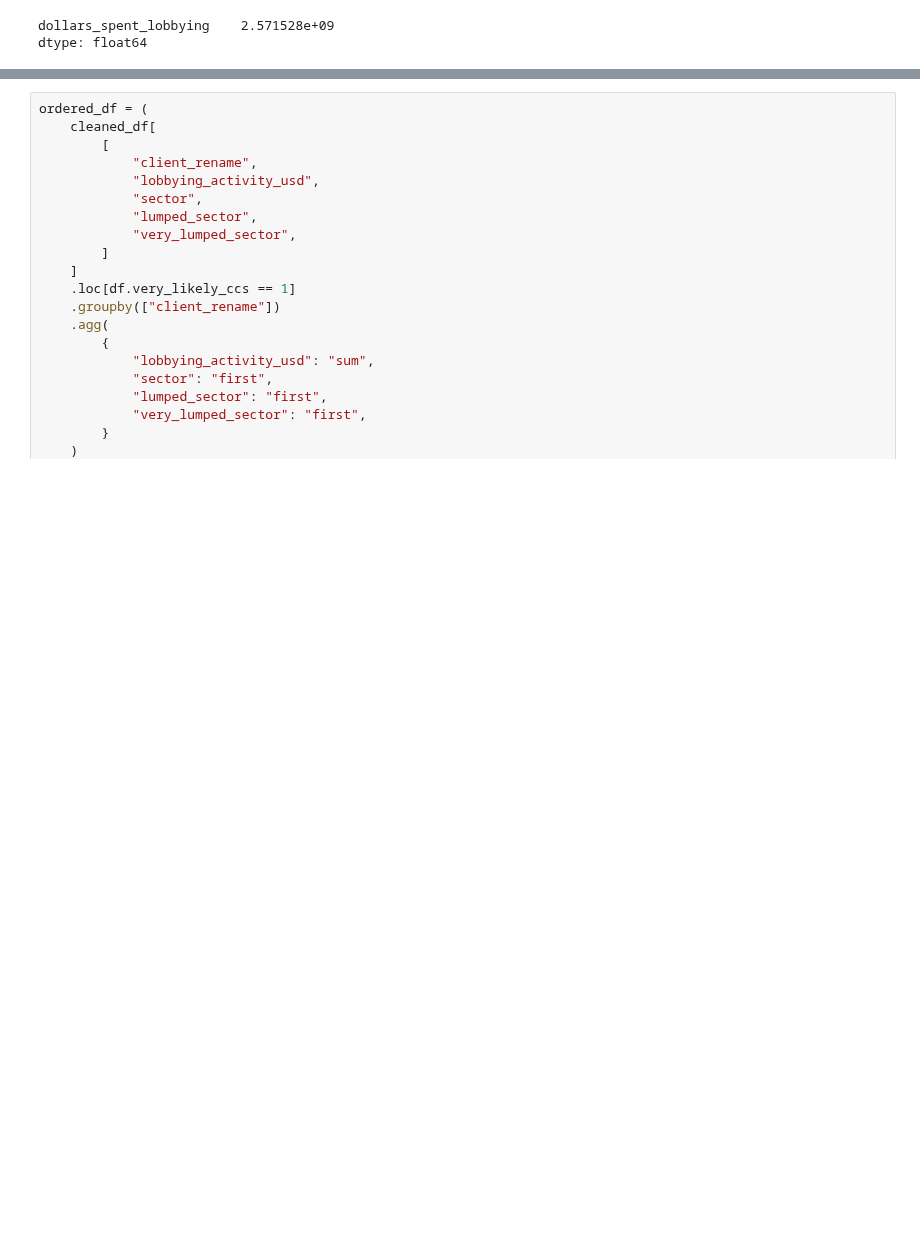
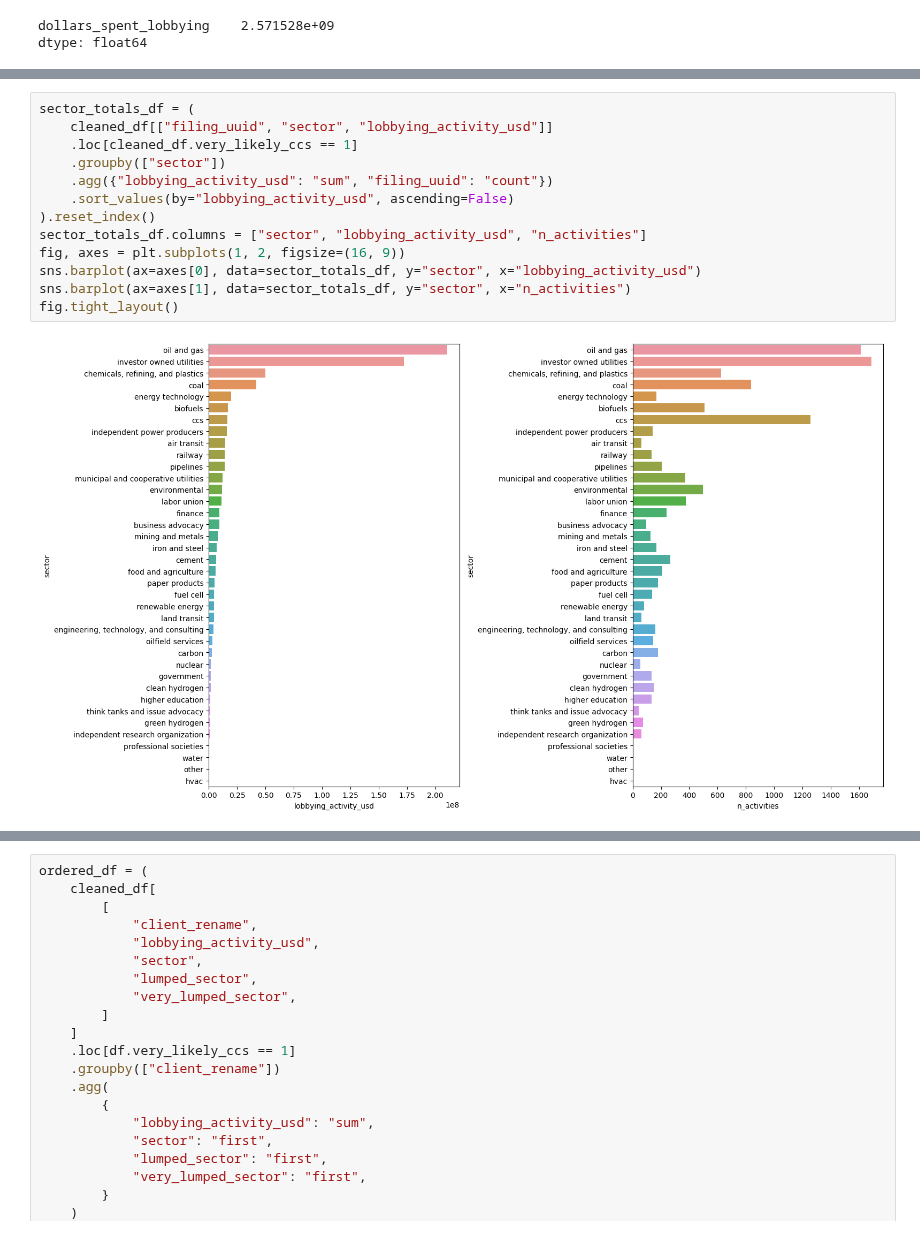
Before and after one commit to lindseygulden/leg-up, a Jupyter notebook: projects/lobbying/lobbying.ipynb, the cells around one changed output, grey strips where cells are left out. Cells and saved outputs as stored; diff of their text form; blank space fills up the shorter version.

```diff
--- a/projects/lobbying/lobbying.ipynb
+++ b/projects/lobbying/lobbying.ipynb
@@ -945,0 +943,15 @@ cleaned_df[["very_lumped_sector", "lobbying_activity_usd"]].loc[
+# %%
+sector_totals_df = (
+    cleaned_df[["filing_uuid", "sector", "lobbying_activity_usd"]]
+    .loc[cleaned_df.very_likely_ccs == 1]
+    .groupby(["sector"])
+    .agg({"lobbying_activity_usd": "sum", "filing_uuid": "count"})
+    .sort_values(by="lobbying_activity_usd", ascending=False)
+).reset_index()
+sector_totals_df.columns = ["sector", "lobbying_activity_usd", "n_activities"]
+fig, axes = plt.subplots(1, 2, figsize=(16, 9))
+sns.barplot(ax=axes[0], data=sector_totals_df, y="sector", x="lobbying_activity_usd")
+sns.barplot(ax=axes[1], data=sector_totals_df, y="sector", x="n_activities")
+fig.tight_layout()
+# %% [output]
+[figure, added]
```
Also changed, not shown: parts of 51 cells of this notebook, 3 other files.
